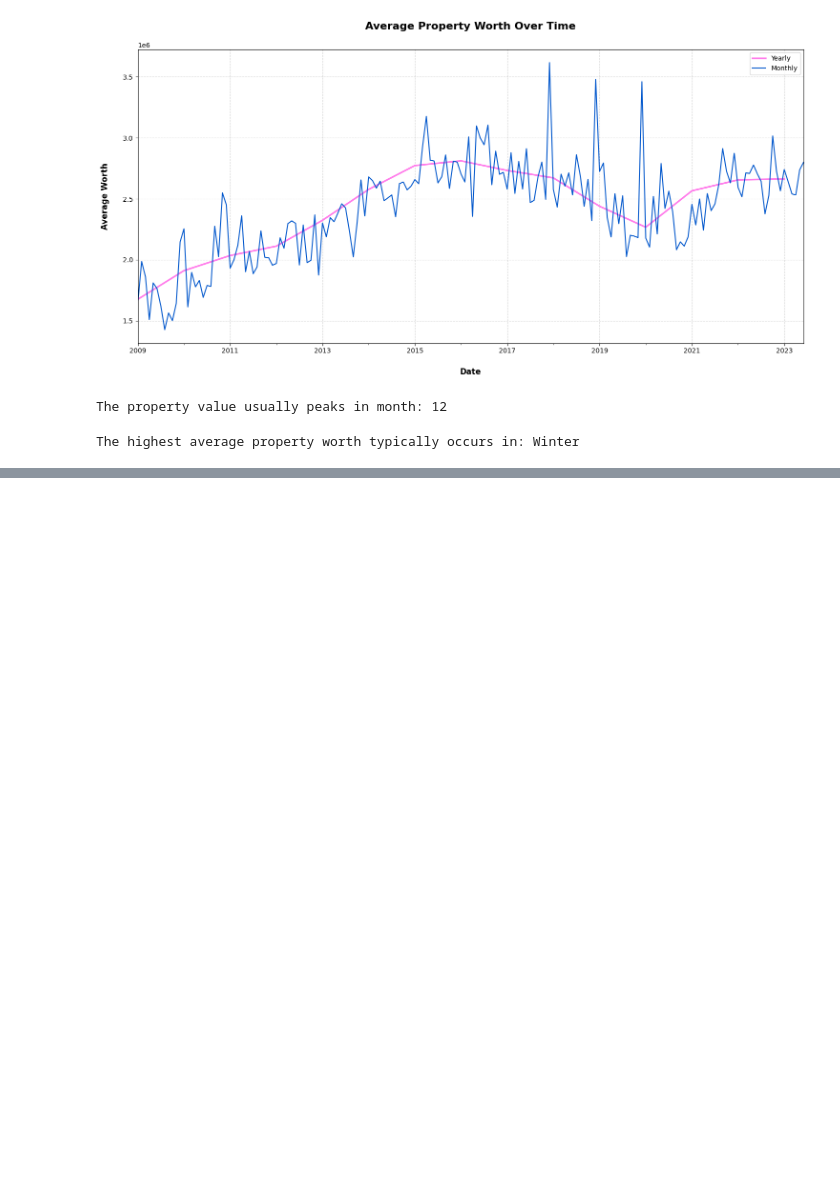
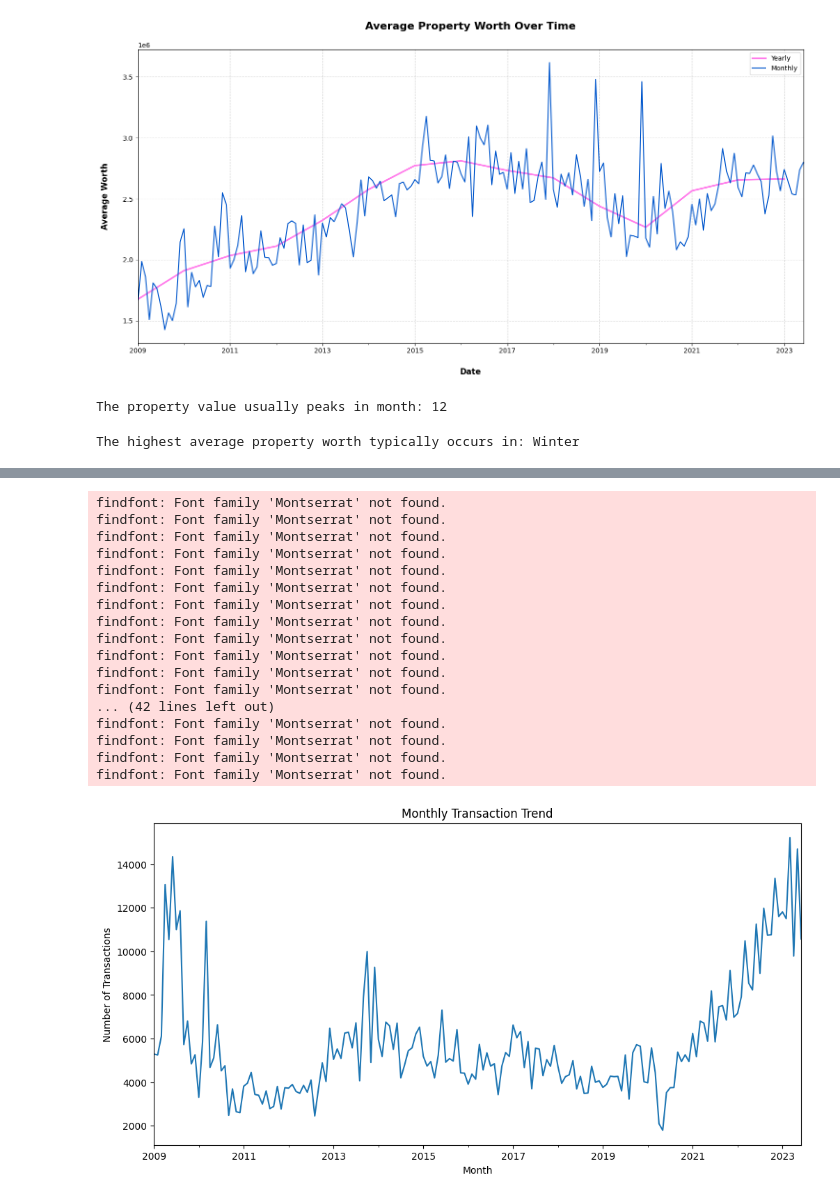
Before and after one commit to Alexey3250/Dubai_real_estate, a Jupyter notebook: transactions_EDA.ipynb, the cells around one changed output, grey strips where cells are left out. Drawn from its saved outputs; the diff is of its cells as text; code cells hidden in the pictures; blank space fills up the shorter version.

```diff
--- a/transactions_EDA.ipynb
+++ b/transactions_EDA.ipynb
@@ -274,0 +379,30 @@ The highest average property worth typically occurs in: Winter
+# %%
+# Resample 'instance_date' to the month level and count the number of transactions
+monthly_transactions = data.resample('M', on='instance_date')['transaction_id'].count()
+
+# Plotting
+plt.figure(figsize=(12, 6))
+monthly_transactions.plot()
+plt.title('Monthly Transaction Trend')
+plt.xlabel('Month')
+plt.ylabel('Number of Transactions')
+plt.show()
+# %% [output]
+findfont: Font family 'Montserrat' not found.
+findfont: Font family 'Montserrat' not found.
+findfont: Font family 'Montserrat' not found.
+findfont: Font family 'Montserrat' not found.
+findfont: Font family 'Montserrat' not found.
+findfont: Font family 'Montserrat' not found.
+findfont: Font family 'Montserrat' not found.
+findfont: Font family 'Montserrat' not found.
+findfont: Font family 'Montserrat' not found.
+findfont: Font family 'Montserrat' not found.
+findfont: Font family 'Montserrat' not found.
+findfont: Font family 'Montserrat' not found.
+... (42 lines left out)
+findfont: Font family 'Montserrat' not found.
+findfont: Font family 'Montserrat' not found.
+findfont: Font family 'Montserrat' not found.
+findfont: Font family 'Montserrat' not found.
+[figure, added]
```
Also changed, not shown: parts of 12 cells of this notebook, 4 other files.
